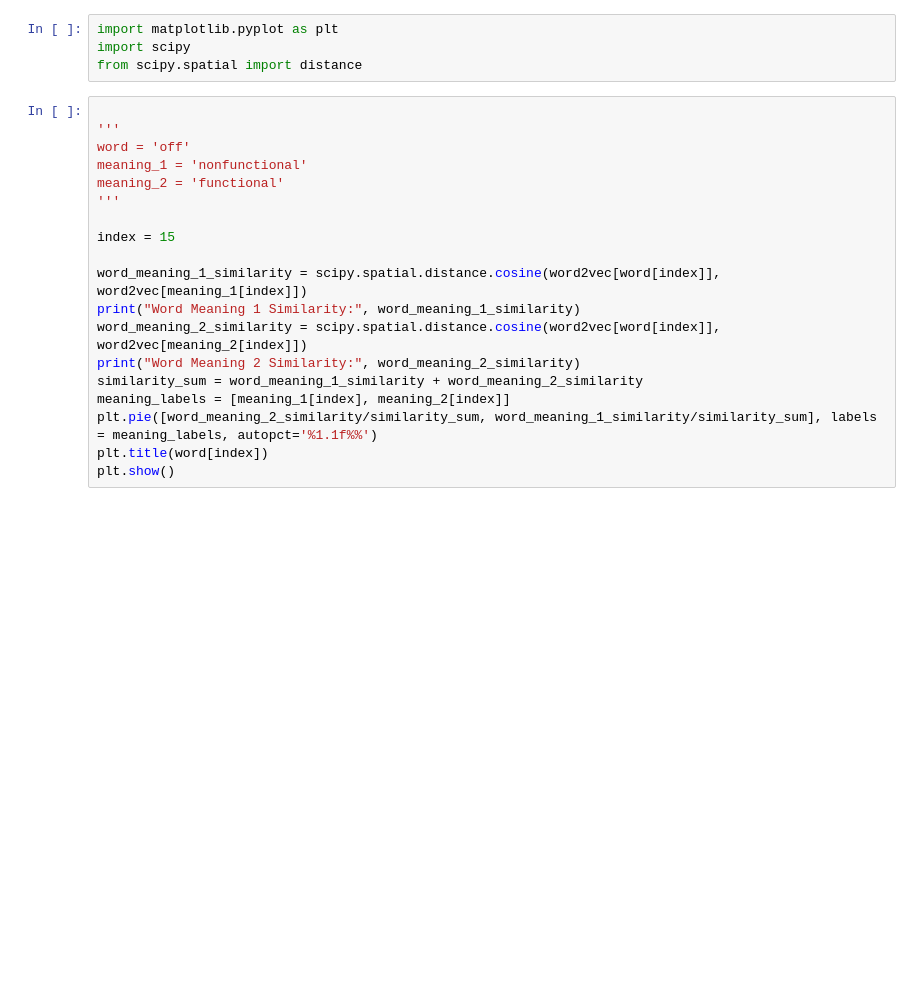
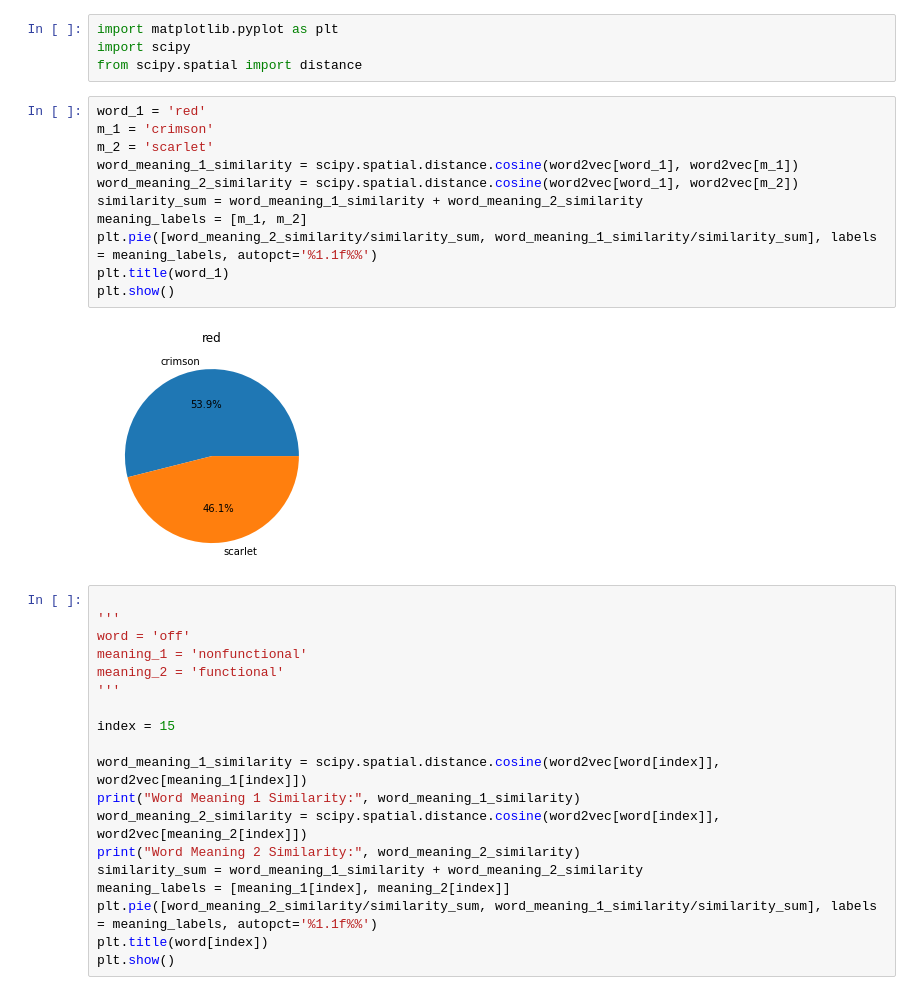
Before and after one commit to sonajain511/Contronym, a Jupyter notebook: Contronym.ipynb, the cells around one changed output. Drawn from its saved outputs; the diff is of its cells as text; blank space fills up the shorter version.

```diff
--- a/Contronym.ipynb
+++ b/Contronym.ipynb
@@ -13,6 +13,19 @@ meaning_2 = ['miss', 'remove', 'remove','restrained','quick','remove','ban','sho
 import matplotlib.pyplot as plt
 import scipy
 from scipy.spatial import distance
+# %%
+word_1 = 'red'
+m_1 = 'crimson'
+m_2 = 'scarlet'
+word_meaning_1_similarity = scipy.spatial.distance.cosine(word2vec[word_1], word2vec[m_1])
+word_meaning_2_similarity = scipy.spatial.distance.cosine(word2vec[word_1], word2vec[m_2])
+similarity_sum = word_meaning_1_similarity + word_meaning_2_similarity
+meaning_labels = [m_1, m_2]
+plt.pie([word_meaning_2_similarity/similarity_sum, word_meaning_1_similarity/similarity_sum], labels = meaning_labels, autopct='%1.1f%%')
+plt.title(word_1)
+plt.show()
+# %% [output]
+[figure, added]
 # %%
 
 '''
```
